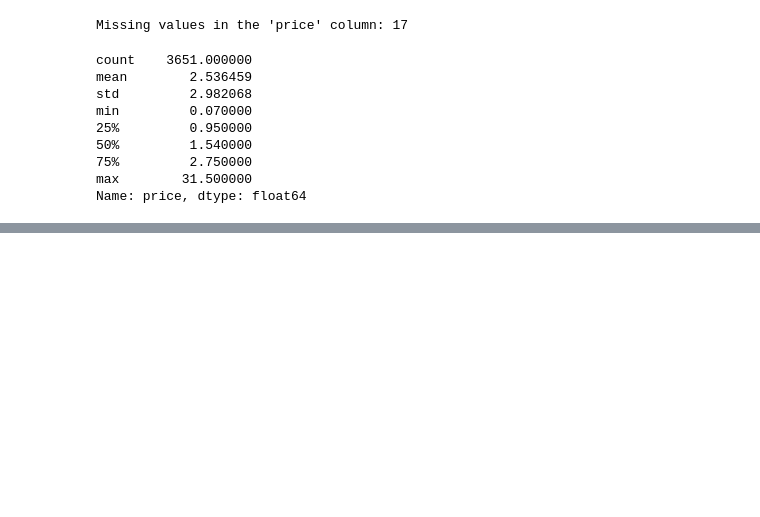
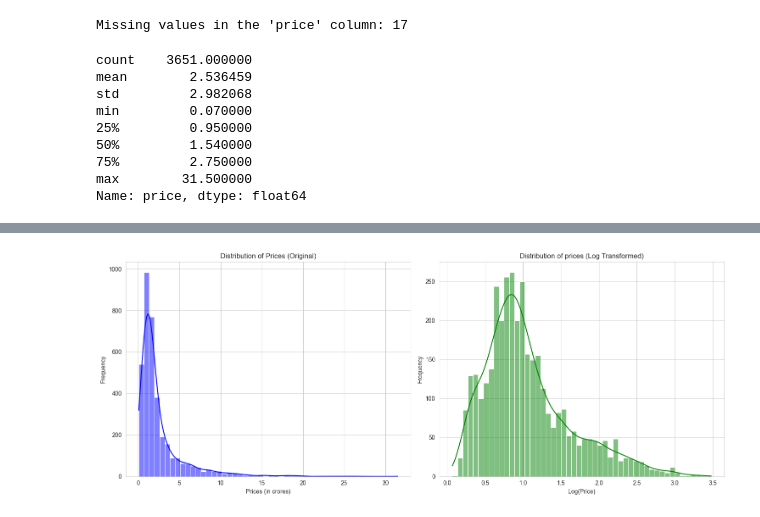
Before and after one commit to 07Sada/real-estate-property-price-predictor, a Jupyter notebook: notebooks/EDA-univariant_analysis_#05.ipynb, the cells around one changed output, grey strips where cells are left out. Saved outputs shown, nothing was run; the diff lists cells and outputs as text; code cells hidden in the pictures; blank space fills up the shorter version.

```diff
--- a/notebooks/EDA-univariant_analysis_#05.ipynb
+++ b/notebooks/EDA-univariant_analysis_#05.ipynb
@@ -302,0 +439,41 @@ plt.show()
+# %%
+# set a figure size for a wider layout
+plt.figure(figsize=(15, 6))
+
+# ----------------------------------------
+# Plot 1: Original Price Distribution
+# ----------------------------------------
+
+plt.subplot(1, 2, 1) # create the first subplot (out of 1x2 grid)
+
+# create a histogram with KDE for original prices
+sns.histplot(df['price'], kde=True, bins=50, color='blue')
+
+# add labels and title
+plt.title('Distribution of Prices (Original)')
+plt.xlabel('Prices (in crores)')
+plt.ylabel('Frequency')
+
+# ----------------------------------------
+# Plot 2: Log-Transformed Price Distribution
+# ----------------------------------------
+
+plt.subplot(1, 2, 2) # create the second subplot
+
+# Apply log transformation (plus 1 to handle 0 values)
+log_prices = np.log1p(df['price'])
+
+# create a histogram with KDE for log-transformed prices
+sns.histplot(log_prices, kde=True, bins=50, color='green')
+
+# add labels and title
+plt.title("Distribution of prices (Log Transformed)")
+plt.xlabel('Log(Price)')
+plt.ylabel('Frequency')
+
+# adjusting the spacing between the subplots
+plt.tight_layout()
+
+plt.show()
+# %% [output]
+[figure, added]
```
Also changed, not shown: parts of 19 cells of this notebook.
